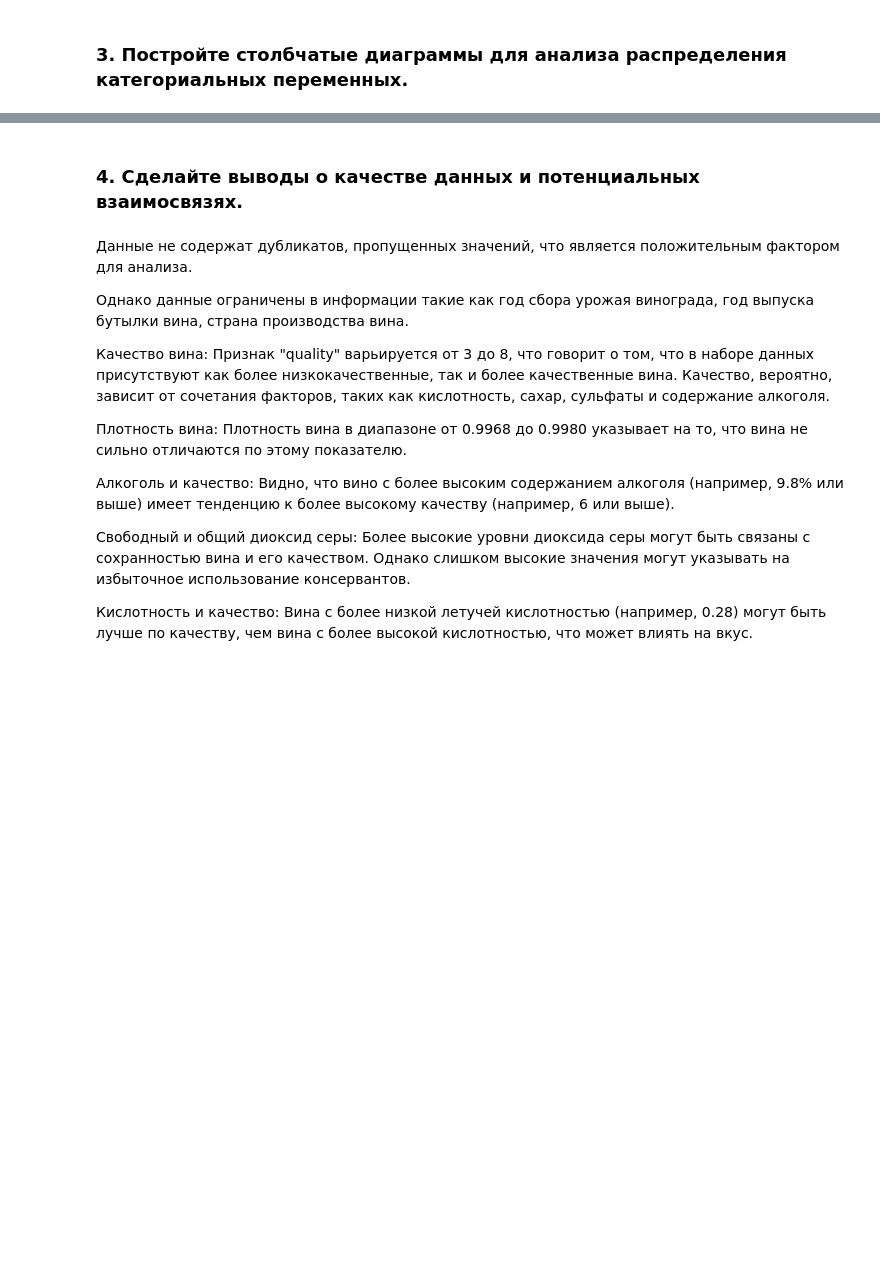
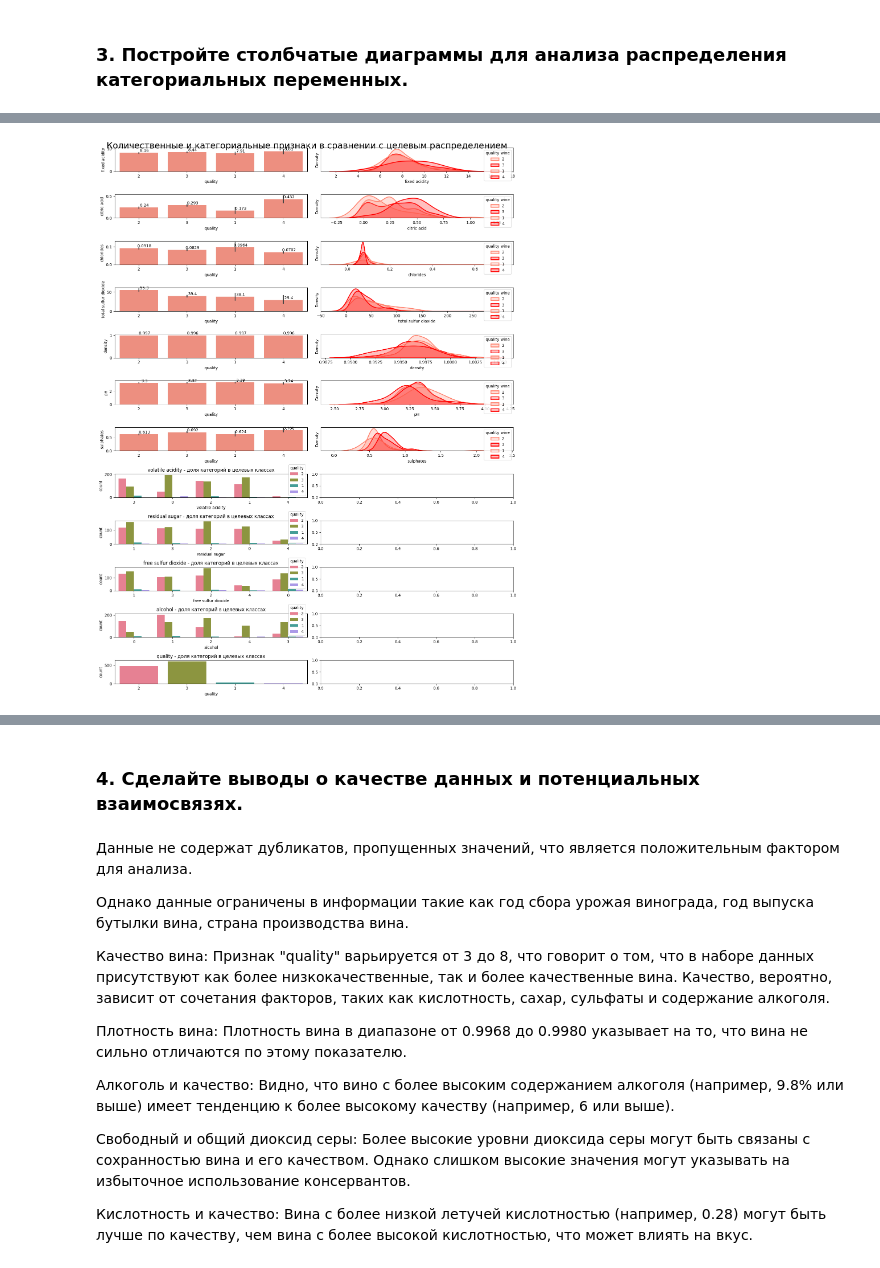
Before and after one commit to Ritorta/PythonDataBase, a Jupyter notebook: Work#1/Task_1.ipynb, the cells around one changed output, grey strips where cells are left out. Cells and saved outputs as stored; diff of their text form; code cells hidden in the pictures; blank space fills up the shorter version.

```diff
--- a/Work#1/Task_1.ipynb
+++ b/Work#1/Task_1.ipynb
@@ -380,0 +413,45 @@ plt.show()
+# %%
+# Список непрерывных переменных
+continuous_features = ['fixed acidity', 'citric acid', 'chlorides', 'total sulfur dioxide', 'density', 'pH', 'sulphates']
+
+# Список категориальных переменных
+categorical_features = ['volatile acidity', 'residual sugar', 'free sulfur dioxide', 'alcohol', 'quality']
+
+# Устанавливаем палитру цветов
+sns.set_palette(['#ff826e', 'red'])
+
+# Создаем фигуру и подложку для графиков
+fig, ax = plt.subplots(len(continuous_features) + len(categorical_features), 2, figsize=(15, 20), gridspec_kw={'height_ratios': [1] * (len(continuous_features) + len(categorical_features))})
+
+# Цикл для каждого численного признака для создания линейчатых диаграмм и графиков kde
+for i, col in enumerate(continuous_features):
+# Гистограмма, показывающая среднее значение признака для каждой целевой категории
+    graph = sns.barplot(data=df_wine, x="quality", y=col, ax=ax[i,0])
+
+# График KDE, показывающий распределение признака для каждой целевой категории
+    for quality in df_wine['quality'].unique():
+        sns.kdeplot(data=df_wine[df_wine["quality"]==quality], x=col, fill=True, linewidth=2, ax=ax[i,1], label=quality)
+    ax[i,1].set_yticks([])
+    ax[i,1].legend(title='quality wine', loc='upper right')
+
+# Средние значения в гистограмму
+    for cont in graph.containers:
+        graph.bar_label(cont, fmt='         %.3g')
+
+# Цикл для каждого категориального признака для создания гистограмм со 100-процентным распределением
+for i, col in enumerate(categorical_features):
+    # Гистограмма со 100-процентным распределением, показывающая долю каждой категории в целевых классах
+    sns.countplot(data=df_wine, x=col, hue="quality", ax=ax[len(continuous_features) + i, 0])
+    ax[len(continuous_features) + i, 0].set_title(f'{col} - доля категорий в целевых классах')
+
+
+# Устанавливаем заголовок для всей фигуры
+plt.suptitle('Количественные и категориальные признаки в сравнении с целевым распределением', fontsize=22)
+
+# Устанавливаем отступы между графиками
+plt.tight_layout()
+
+# Отображаем фигуру
+plt.show()
+# %% [output]
+[figure, added]
```
Also changed, not shown: parts of 15 cells of this notebook.
